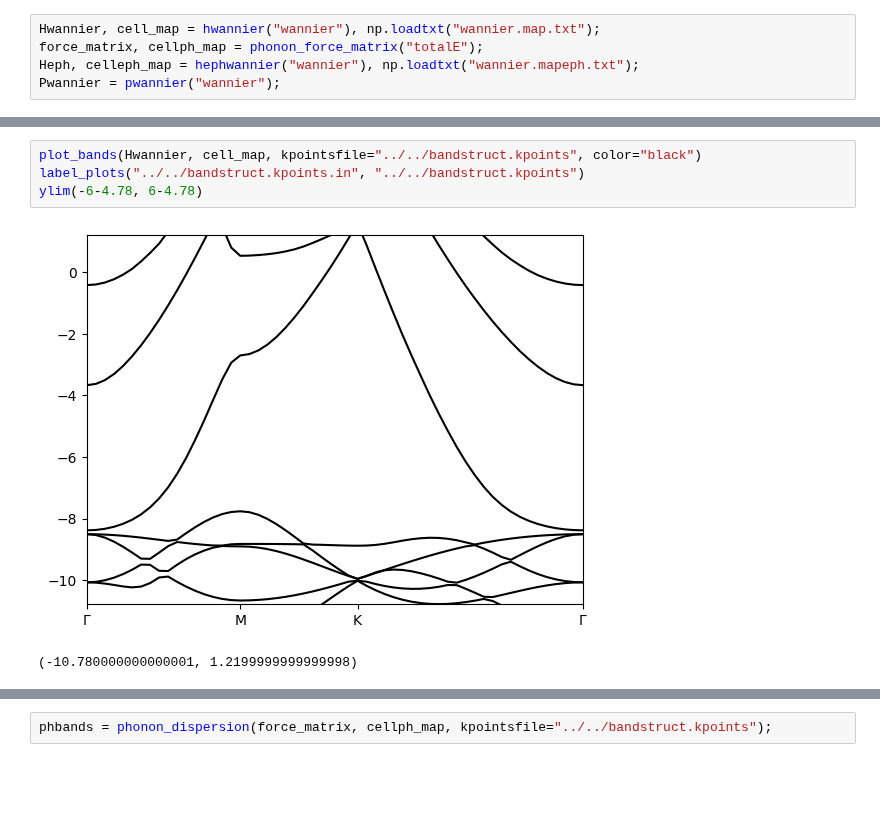
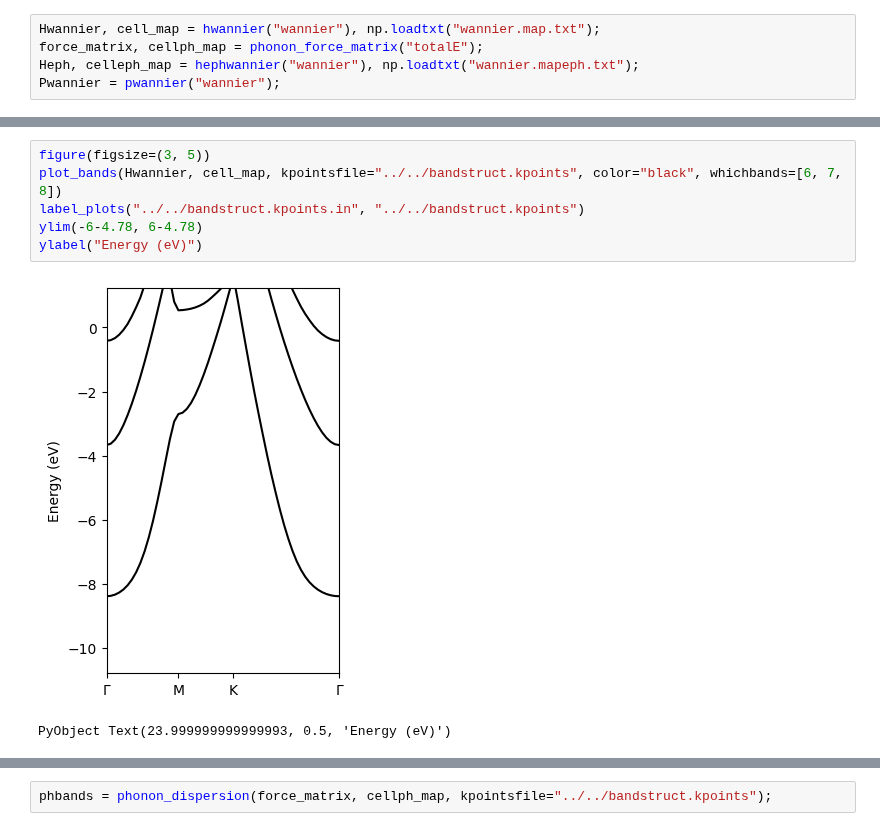
Before and after one commit to AliGhorashiCMT/Plasmons_Paper, a Jupyter notebook: Substitutional_Defects/Argentene/2Dnew/Analyze.ipynb, the cells around one changed output, grey strips where cells are left out. Cells and saved outputs as stored; diff of their text form; blank space fills up the shorter version.

```diff
--- a/Substitutional_Defects/Argentene/2Dnew/Analyze.ipynb
+++ b/Substitutional_Defects/Argentene/2Dnew/Analyze.ipynb
@@ -17,10 +24,12 @@ Pwannier = pwannier("wannier");
 # %%
-plot_bands(Hwannier, cell_map, kpointsfile="../../bandstruct.kpoints", color="black")
+figure(figsize=(3, 5))
+plot_bands(Hwannier, cell_map, kpointsfile="../../bandstruct.kpoints", color="black", whichbands=[6, 7, 8])
 label_plots("../../bandstruct.kpoints.in", "../../bandstruct.kpoints")
 ylim(-6-4.78, 6-4.78)
+ylabel("Energy (eV)")
 # %% [output]
-[figure, old version]
+[figure, new version]
-(-10.780000000000001, 1.2199999999999998)
+PyObject Text(23.999999999999993, 0.5, 'Energy (eV)')
 # %%
 subsampling = returnfermikpoint(Hwannier, cell_map, -4.78, Val(2), mesh=20, num_blocks=1000, histogram_width=1)
 # %% [output]
```
Also changed, not shown: parts of 27 cells of this notebook, 1 other file.
